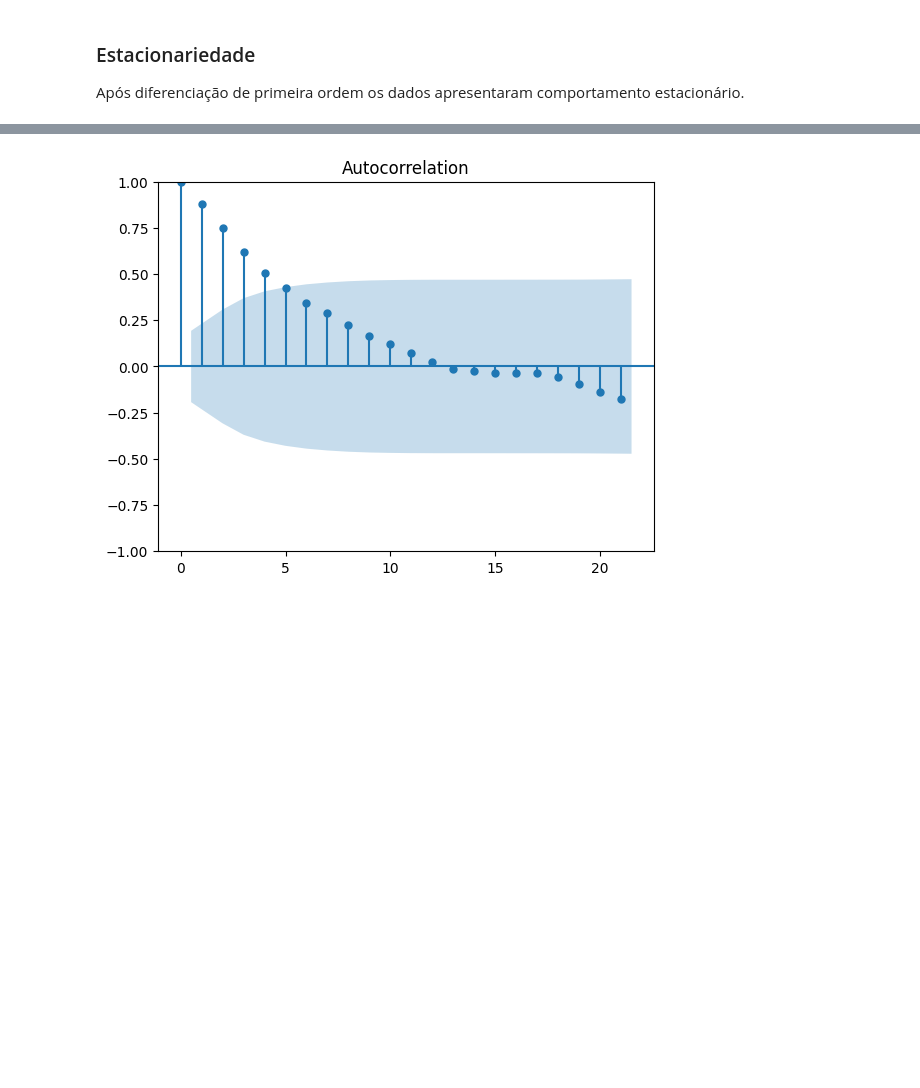
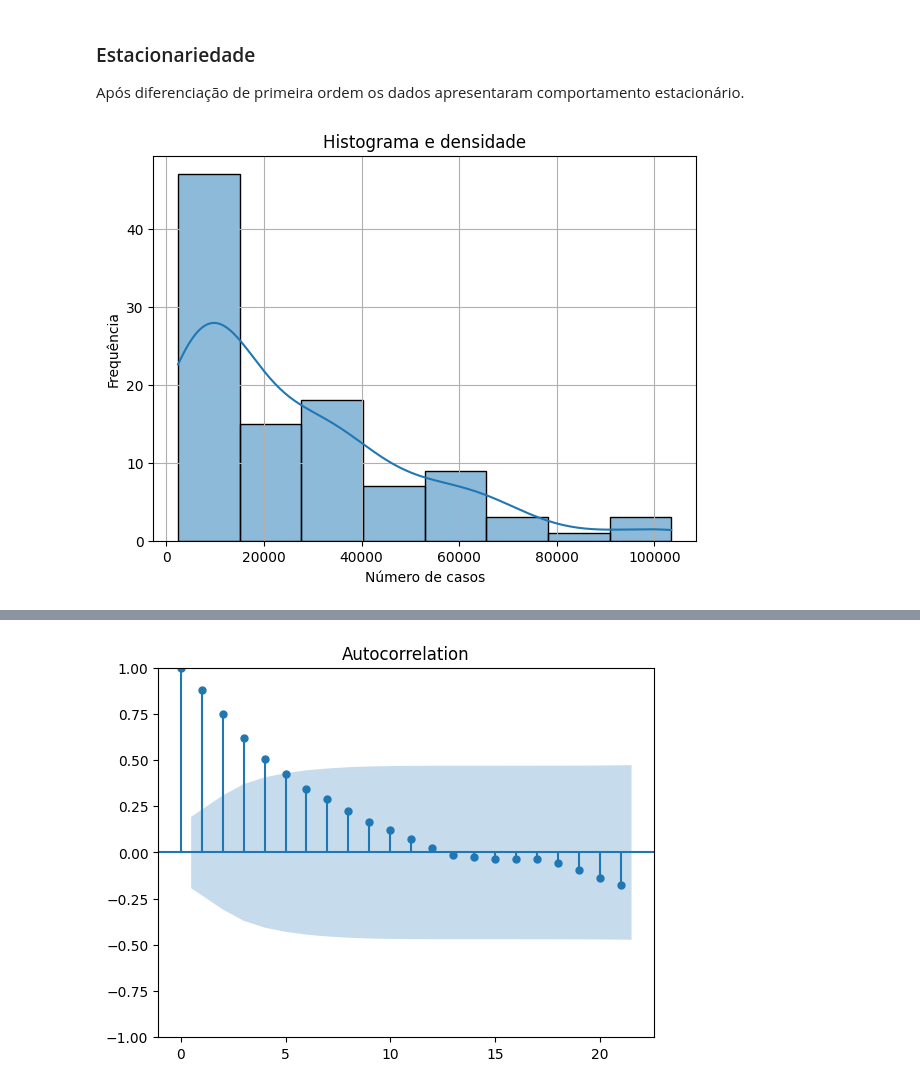
Before and after one commit to pedrodesa/forecasting_covid19, a Jupyter notebook: notebooks/forecast_covid19.ipynb, the cells around one changed output, grey strips where cells are left out. Cells and saved outputs as stored; diff of their text form; code cells hidden in the pictures; blank space fills up the shorter version.

```diff
--- a/notebooks/forecast_covid19.ipynb
+++ b/notebooks/forecast_covid19.ipynb
@@ -144,3 +146,14 @@ plt.show()
 # %% [markdown]
 ### Estacionariedade
 Após diferenciação de primeira ordem os dados apresentaram comportamento estacionário.
+# %%
+# Histograma
+plt.figure(figsize=(7, 5))
+sns.histplot(serie_semana_analise['count'], kde=True)
+plt.xlabel('Número de casos')
+plt.ylabel('Frequência')
+plt.title('Histograma e densidade')
+plt.grid(True)
+plt.show()
+# %% [output]
+[figure, added]
```
Also changed, not shown: parts of 24 cells of this notebook.
